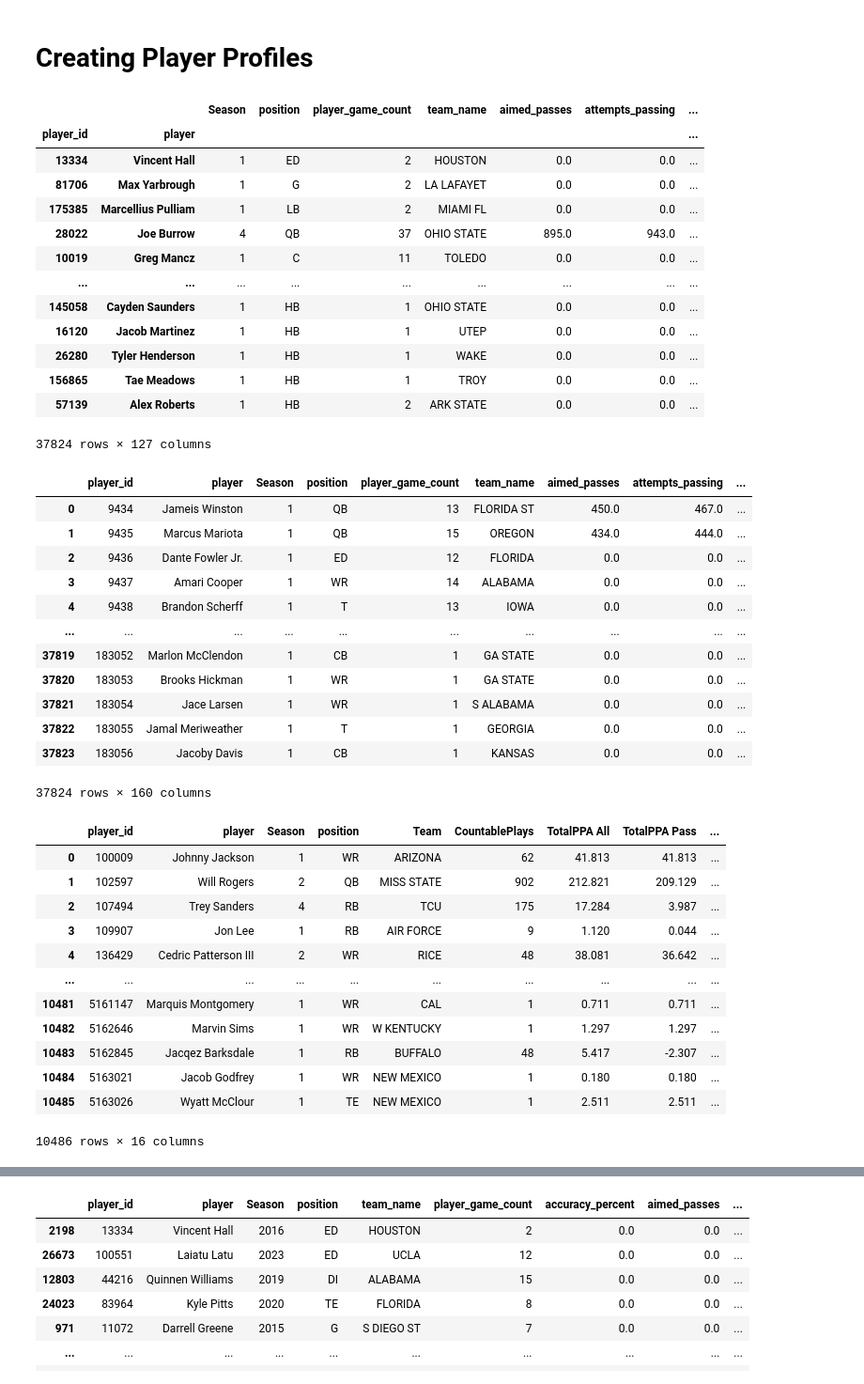
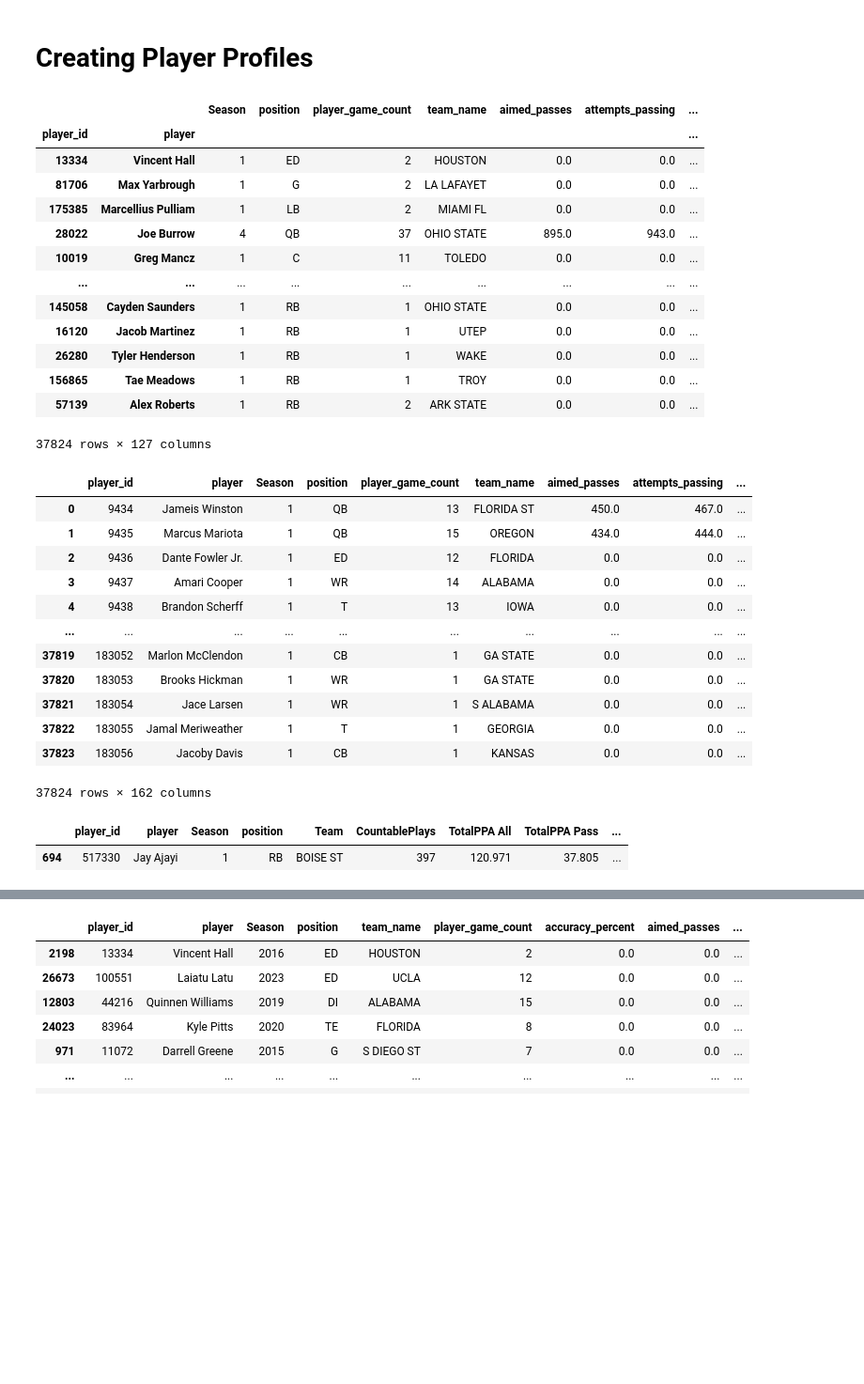
Before and after one commit to JoshKepler/Portfolio, a Jupyter notebook: NFL Project/Projected Draft Position & Stats.ipynb, the cells around one changed output, grey strips where cells are left out. Shown at 94% size. Cells and saved outputs as stored; diff of their text form; code cells hidden in the pictures; blank space fills up the shorter version.

```diff
--- a/NFL Project/Projected Draft Position & Stats.ipynb
+++ b/NFL Project/Projected Draft Position & Stats.ipynb
@@ -141,6 +141,7 @@ career_df = combine_dfs(career_dfs, on_columns)
 career_df = career_df[career_df['position'].isin(positions)]
 career_df = career_df.groupby(['player_id', 'player']).max()
 career_df = career_df.fillna(0)
+career_df['position'] = career_df['position'].replace('HB', 'RB')
 career_df['offensive/defensive_grade'] = career_df[['grades_offense','grades_defense']].max(axis=1)
 career_df.sort_values(by='offensive/defensive_grade', ascending=False)
 # %% [output]
@@ -152,11 +153,11 @@ career_df.sort_values(by='offensive/defensive_grade', ascending=False)
 | 28022 | Joe Burrow | 4 | QB | 37 | OHIO STATE | 895.0 | 943.0 | ... |
 | 10019 | Greg Mancz | 1 | C | 11 | TOLEDO | 0.0 | 0.0 | ... |
 | ... | ... | ... | ... | ... | ... | ... | ... | ... |
-| 145058 | Cayden Saunders | 1 | HB | 1 | OHIO STATE | 0.0 | 0.0 | ... |
-| 16120 | Jacob Martinez | 1 | HB | 1 | UTEP | 0.0 | 0.0 | ... |
-| 26280 | Tyler Henderson | 1 | HB | 1 | WAKE | 0.0 | 0.0 | ... |
-| 156865 | Tae Meadows | 1 | HB | 1 | TROY | 0.0 | 0.0 | ... |
-| 57139 | Alex Roberts | 1 | HB | 2 | ARK STATE | 0.0 | 0.0 | ... |
+| 145058 | Cayden Saunders | 1 | RB | 1 | OHIO STATE | 0.0 | 0.0 | ... |
+| 16120 | Jacob Martinez | 1 | RB | 1 | UTEP | 0.0 | 0.0 | ... |
+| 26280 | Tyler Henderson | 1 | RB | 1 | WAKE | 0.0 | 0.0 | ... |
+| 156865 | Tae Meadows | 1 | RB | 1 | TROY | 0.0 | 0.0 | ... |
+| 57139 | Alex Roberts | 1 | RB | 2 | ARK STATE | 0.0 | 0.0 | ... |
 37824 rows × 127 columns
 # %%
 #Adding Career Rates
@@ -171,6 +172,7 @@ career_df['touchdown_pct_career'] = career_df['touchdowns_passing'] / career_df[
 career_df['interception_pct_career'] = career_df['interceptions_passing'] / career_df['attempts_passing']
 career_df['dangerous_play_pct_career'] = career_df['turnover_worthy_plays'] / career_df['attempts_passing']
 career_df['money_throw_pct_career'] = career_df['big_time_throws'] / career_df['attempts_passing']
+career_df['1st_downs/pass_att_career'] = career_df['first_downs_passing'] / career_df['attempts_passing']
 
 #Rushing Career Rates
 career_df['breakaway_runs/att_career'] = career_df['breakaway_attempts'] / career_df['attempts_rushing']
@@ -178,6 +180,7 @@ career_df['breakaway_runs/att_career'] = career_df['breakaway_attempts'] / caree
 career_df['fumbles/att_career'] = career_df['fumbles'] / career_df['attempts_rushing']
 career_df['touchdowns_rushing/att_career'] = career_df['touchdowns_rushing'] / career_df['attempts_rushing']
 career_df['yards_rushing/att_career'] = career_df['yards_rushing'] / career_df['attempts_rushing']
+career_df['1st_downs/pass_att_career'] = career_df['first_downs_rushing'] / career_df['attempts_rushing']
 
 #Receiving Career Rates
 career_df['catch_pct_career'] = career_df['receptions'] / career_df['targets_receiving']
@@ -186,6 +189,7 @@ career_df['touchdowns_receiving/target_career'] = career_df['touchdowns_receivin
 career_df['interceptions_receiving/target_career'] = career_df['interceptions_receiving'] / career_df['targets_receiving']
 
 career_df['targets/route_ran_career'] = career_df['targets_receiving'] / career_df['routes']
+career_df['1st_downs/route_ran_career'] = career_df['first_downs_receiving'] / career_df['routes']
 
 career_df['drops/target_career'] = career_df['drops_receiving'] / career_df['targets_receiving']
 
@@ -229,30 +233,20 @@ career_df
 | 37821 | 183054 | Jace Larsen | 1 | WR | 1 | S ALABAMA | 0.0 | 0.0 | ... |
 | 37822 | 183055 | Jamal Meriweather | 1 | T | 1 | GEORGIA | 0.0 | 0.0 | ... |
 | 37823 | 183056 | Jacoby Davis | 1 | CB | 1 | KANSAS | 0.0 | 0.0 | ... |
-37824 rows × 160 columns
+37824 rows × 162 columns
 # %%
 filtered_epa_career_df['player_key'] = filtered_epa_career_df['player'] + "_" + filtered_epa_career_df['position']
 career_df['player_key'] = career_df['player'] + "_" + career_df['position']
 
 team_name_dict = dict(zip(power_5_team['epa_team_name'], power_5_team['pff_ team_name']))
 power_5_dict = dict(zip(power_5_team['pff_ team_name'], power_5_team['P5?']))
 
 filtered_epa_career_df['Team'] = filtered_epa_career_df['Team'].map(team_name_dict)
 filtered_epa_career_df['power_5_team'] = filtered_epa_career_df['Team'].map(power_5_dict)
 filtered_epa_career_df = filtered_epa_career_df.fillna(0)
-filtered_epa_career_df
+filtered_epa_career_df['position'] = filtered_epa_career_df['position'].replace('HB', 'RB')
+filtered_epa_career_df[filtered_epa_career_df['player'] == 'Jay Ajayi']
 # %% [output]
 |  | player_id | player | Season | position | Team | CountablePlays | TotalPPA All | TotalPPA Pass | ... |
-| 0 | 100009 | Johnny Jackson | 1 | WR | ARIZONA | 62 | 41.813 | 41.813 | ... |
-| 1 | 102597 | Will Rogers | 2 | QB | MISS STATE | 902 | 212.821 | 209.129 | ... |
-| 2 | 107494 | Trey Sanders | 4 | RB | TCU | 175 | 17.284 | 3.987 | ... |
-| 3 | 109907 | Jon Lee | 1 | RB | AIR FORCE | 9 | 1.120 | 0.044 | ... |
-| 4 | 136429 | Cedric Patterson III | 2 | WR | RICE | 48 | 38.081 | 36.642 | ... |
-| ... | ... | ... | ... | ... | ... | ... | ... | ... | ... |
-| 10481 | 5161147 | Marquis Montgomery | 1 | WR | CAL | 1 | 0.711 | 0.711 | ... |
-| 10482 | 5162646 | Marvin Sims | 1 | WR | W KENTUCKY | 1 | 1.297 | 1.297 | ... |
-| 10483 | 5162845 | Jacqez Barksdale | 1 | RB | BUFFALO | 48 | 5.417 | -2.307 | ... |
-| 10484 | 5163021 | Jacob Godfrey | 1 | WR | NEW MEXICO | 1 | 0.180 | 0.180 | ... |
-| 10485 | 5163026 | Wyatt McClour | 1 | TE | NEW MEXICO | 1 | 2.511 | 2.511 | ... |
+| 694 | 517330 | Jay Ajayi | 1 | RB | BOISE ST | 397 | 120.971 | 37.805 | ... |
-10486 rows × 16 columns
 # %%
```
Also changed, not shown: parts of 43 cells of this notebook.
